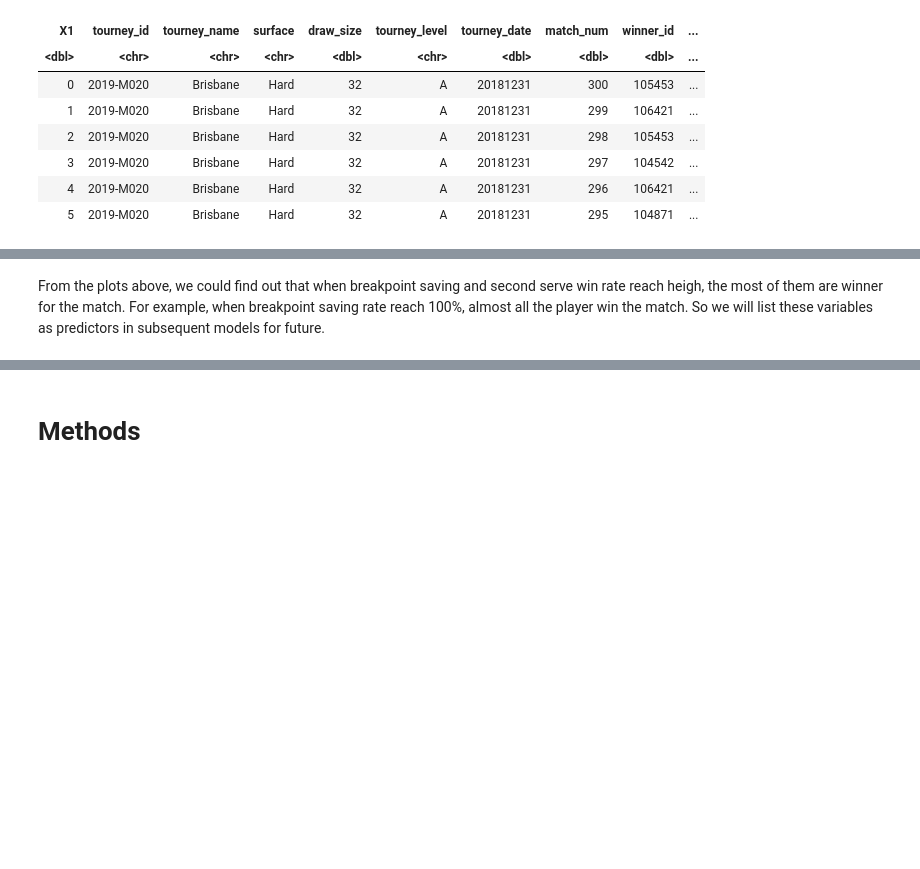
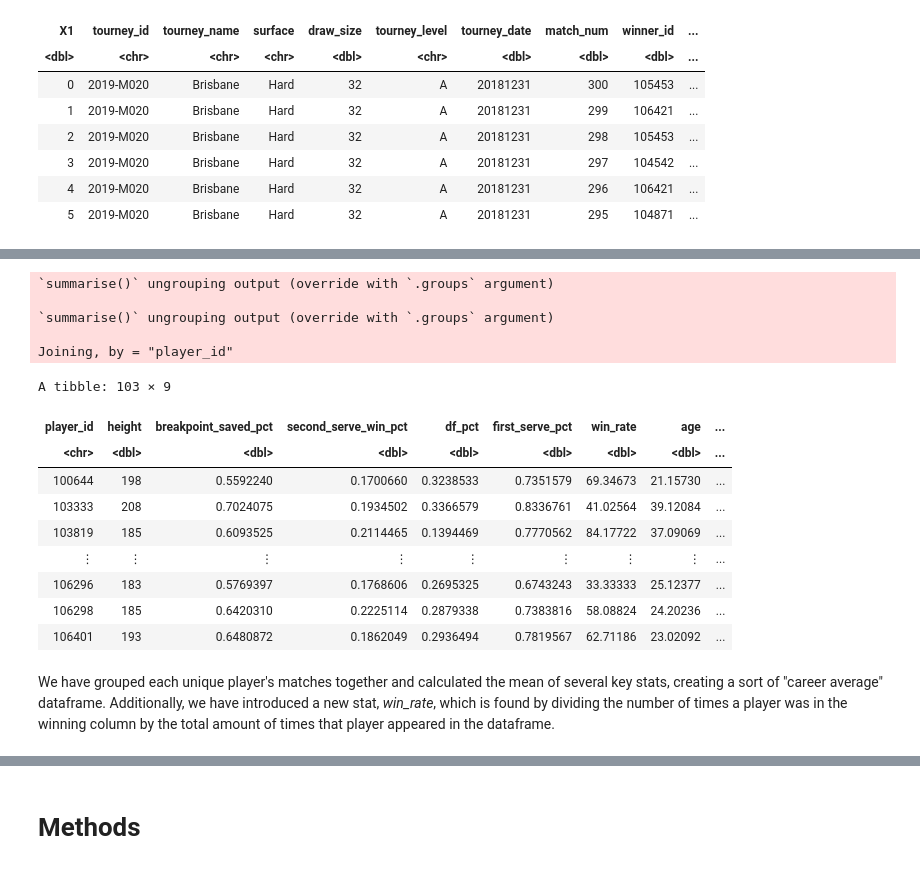
Before and after one commit to SimonYYL/DSCI_100_group19_group_project, a Jupyter notebook: project_proposal_final.ipynb, the cells around one changed output, grey strips where cells are left out. Cells and saved outputs as stored; diff of their text form; code cells hidden in the pictures; blank space fills up the shorter version.

Commit message:
Updated winner and loser df_pct

```diff
--- a/project_proposal_final.ipynb
+++ b/project_proposal_final.ipynb
@@ -154,2 +86,67 @@ A tibble: 1 × 7
-# %% [markdown]
-From the plots above, we could find out that when breakpoint saving and second serve win rate reach heigh, the most of them are winner for the match. For example, when breakpoint saving rate reach 100%, almost all the player win the match. So we will list these variables as predictors in subsequent models for future.
+# %%
+
+# calculate player wins and mean match stats for winning matches
+player_wins <- atp_data_frame %>%
+    group_by(player_id = winner_id) %>%
+    summarize(w_height = mean(winner_ht, na.rm =TRUE),
+              w_breakpoint_saved_pct = mean(w_bpSaved/w_bpFaced, na.rm =TRUE),
+              w_second_serve_win_pct = mean(w_2ndWon / w_svpt,na.rm =TRUE),
+              w_df_pct = mean(w_df / w_SvGms,na.rm =TRUE),
+              w_first_serve_pct = mean(w_1stWon / w_1stIn,na.rm =TRUE),
+              n_wins = n(),
+              mean_age_w  = mean(winner_age),
+              mean_rank_points_w = mean(winner_rank_points)
+             ) %>%
+    drop_na() %>%
+    mutate(player_id = as.character(player_id))
+
+# calculate player losses and mean match stats for losing matches
+player_lose <- atp_data_frame %>%
+    group_by(player_id = loser_id) %>%
+    summarize(l_height = mean(loser_ht, na.rm =TRUE),
+              l_breakpoint_saved_pct = mean(l_bpSaved/l_bpFaced, na.rm =TRUE),
+              l_second_serve_win_pct = mean(l_2ndWon / l_svpt,na.rm =TRUE),
+              l_df_pct = mean(l_df / l_SvGms, na.rm =TRUE),
+              l_first_serve_pct = mean(l_1stWon / l_1stIn,na.rm =TRUE),
+              n_lose = n(),
+              mean_age_l  = mean(loser_age),
+              mean_rank_points_l = mean(loser_rank_points)
+             ) %>%
+    drop_na() %>%
+    mutate(player_id = as.character(player_id))
+
+# join datasets for wins and losses using unique player ids
+player_join <- left_join(player_wins, player_lose, by = NULL, copy = TRUE)
+
+# calculate career stats for all player matches
+player_career <- player_join %>%
+    mutate(height = (w_height + l_height)/2,
+          breakpoint_saved_pct = (w_breakpoint_saved_pct+l_breakpoint_saved_pct)/2,
+          second_serve_win_pct = (w_second_serve_win_pct+l_second_serve_win_pct)/2,
+          df_pct = (w_df_pct+l_df_pct)/2,
+          first_serve_pct = (w_first_serve_pct+l_first_serve_pct)/2,
+          win_rate = (n_wins/(n_lose+n_wins)*100),
+          age = (mean_age_w + mean_age_l) /2,
+          mean_rank_points = (mean_rank_points_w + mean_rank_points_l)/2) %>%
+    select(player_id,height,breakpoint_saved_pct,second_serve_win_pct,df_pct,first_serve_pct,win_rate,age,mean_rank_points) %>%
+    drop_na()
+
+player_career
+# %% [output]
+`summarise()` ungrouping output (override with `.groups` argument)
+
+`summarise()` ungrouping output (override with `.groups` argument)
+
+Joining, by = "player_id"
+A tibble: 103 × 9
+| player_id | height | breakpoint_saved_pct | second_serve_win_pct | df_pct | first_serve_pct | win_rate | age | ... |
+| <chr> | <dbl> | <dbl> | <dbl> | <dbl> | <dbl> | <dbl> | <dbl> | ... |
+| 100644 | 198 | 0.5592240 | 0.1700660 | 0.3238533 | 0.7351579 | 69.34673 | 21.15730 | ... |
+| 103333 | 208 | 0.7024075 | 0.1934502 | 0.3366579 | 0.8336761 | 41.02564 | 39.12084 | ... |
+| 103819 | 185 | 0.6093525 | 0.2114465 | 0.1394469 | 0.7770562 | 84.17722 | 37.09069 | ... |
+| ⋮ | ⋮ | ⋮ | ⋮ | ⋮ | ⋮ | ⋮ | ⋮ | ... |
+| 106296 | 183 | 0.5769397 | 0.1768606 | 0.2695325 | 0.6743243 | 33.33333 | 25.12377 | ... |
+| 106298 | 185 | 0.6420310 | 0.2225114 | 0.2879338 | 0.7383816 | 58.08824 | 24.20236 | ... |
+| 106401 | 193 | 0.6480872 | 0.1862049 | 0.2936494 | 0.7819567 | 62.71186 | 23.02092 | ... |
+# %% [markdown]
+We have grouped each unique player's matches together and calculated the mean of several key stats, creating a sort of "career average" dataframe. Additionally, we have introduced a new stat, *win_rate*, which is found by dividing the number of times a player was in the winning column by the total amount of times that player appeared in the dataframe.
```
Also changed, not shown: parts of 16 cells of this notebook.
